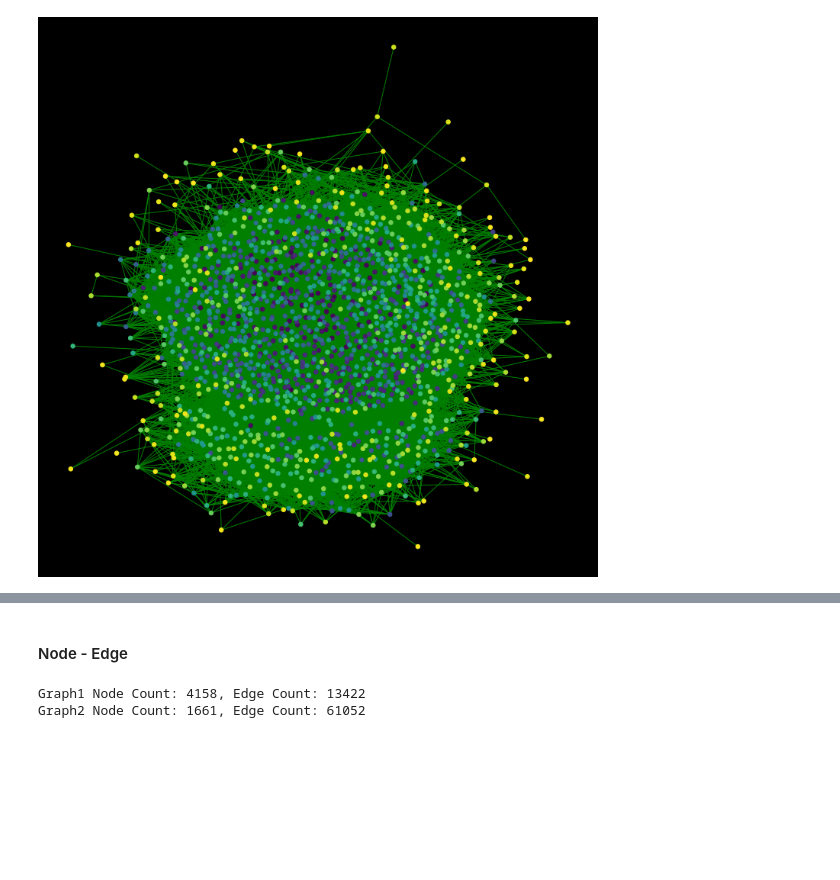
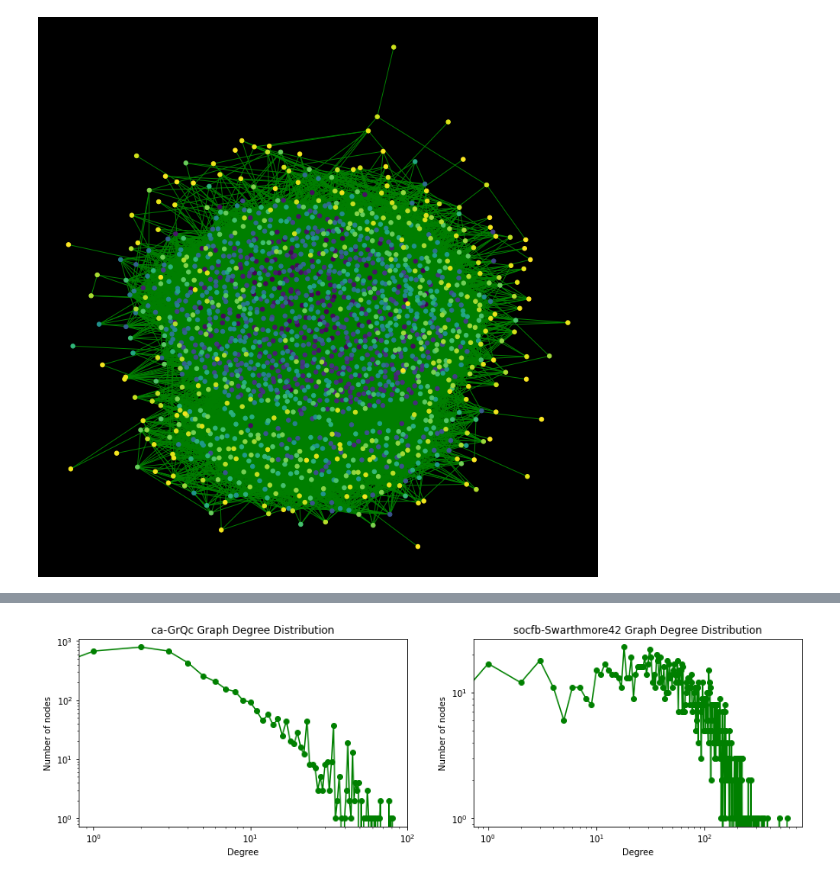
Before and after one commit to metinmertakcay/GT_Final, a Jupyter notebook: GraphTheoryFinal.ipynb, the cells around one changed output, grey strips where cells are left out. Cells and saved outputs as stored; diff of their text form; code cells hidden in the pictures; blank space fills up the shorter version.

```diff
--- a/GraphTheoryFinal.ipynb
+++ b/GraphTheoryFinal.ipynb
@@ -48,10 +76,12 @@ plot_graph(G2)
 # %%
 # This function is used to plot degree distribution
 # G: Graph
-def plot_degree_dist(G):
-    degree_freq = nx.degree_histogram(G)
-    degrees = range(len(degree_freq))
-    plt.loglog(degrees[:], degree_freq[:], 'go-')
-    plt.xlabel('Degree')
-    plt.ylabel('Number of nodes')
-    plt.show()
+# ax: for show adjacency matrix
+# title: title of the degree distribution
+def plot_degree_dist(G, ax, title):
+    degree_frequency = nx.degree_histogram(G)
+    degrees = range(len(degree_frequency))
+    ax.loglog(degrees[:], degree_frequency[:], 'go-')
+    ax.set_title(title)
+    ax.set_xlabel('Degree')
+    ax.set_ylabel('Number of nodes')
@@ -66,9 +88,6 @@ plot_degree_dist(G2)
-# %% [markdown]
-#### Node - Edge
-# %%
-# For graph1
-print('Graph1 Node Count: {}, Edge Count: {}'.format(G1.number_of_nodes(), G1.number_of_edges()))
-print('Graph2 Node Count: {}, Edge Count: {}'.format(G2.number_of_nodes(), G2.number_of_edges()))
-# %% [output]
-Graph1 Node Count: 4158, Edge Count: 13422
-Graph2 Node Count: 1661, Edge Count: 61052
+# %%
+fig, (ax1, ax2) = plt.subplots(1, 2, figsize=(15, 4))
+plot_degree_dist(G1, ax1, 'ca-GrQc Graph Degree Distribution')
+plot_degree_dist(G2, ax2, 'socfb-Swarthmore42 Graph Degree Distribution')
+# %% [output]
+[figure, added]
```
Also changed, not shown: parts of 10 cells of this notebook.
